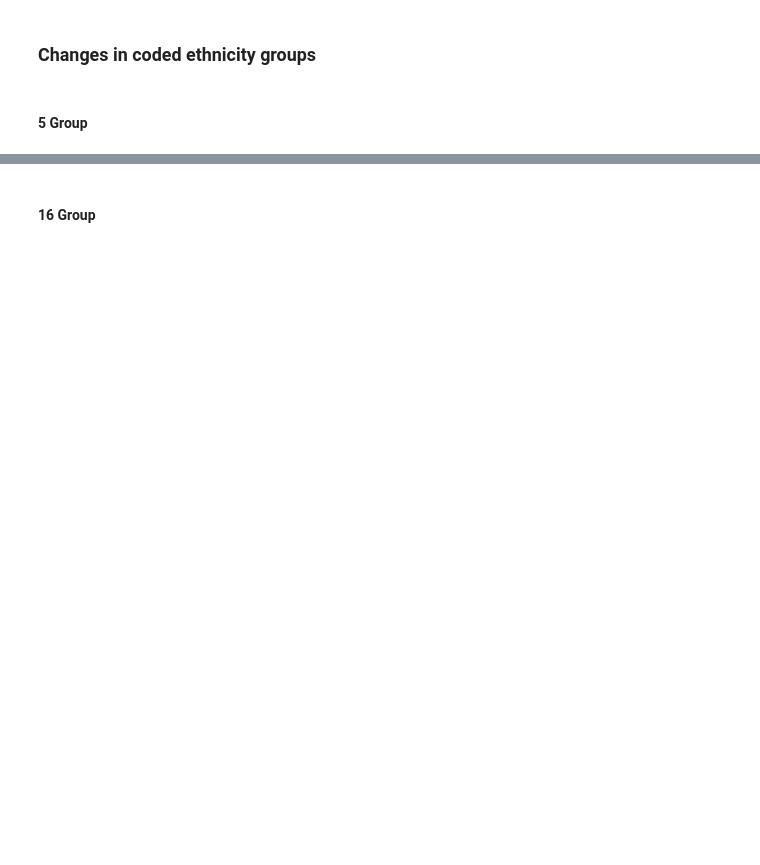
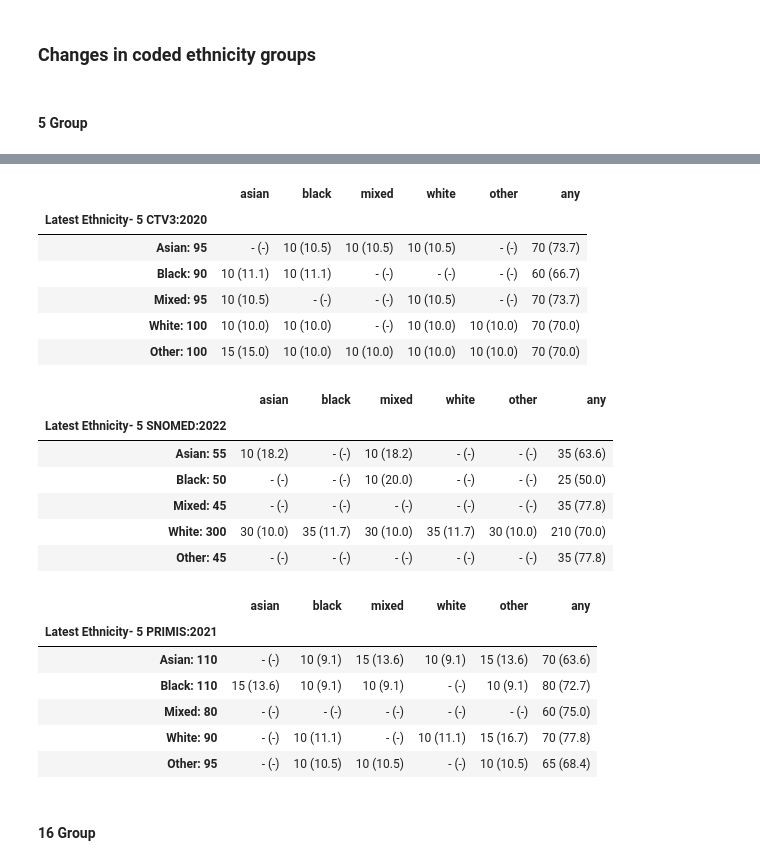
Before and after one commit to opensafely/ethnicity-short-data-report, a Jupyter notebook: notebooks_jupyter/local_report_ethnicity.ipynb, the cells around one changed output, grey strips where cells are left out. Saved outputs shown, nothing was run; the diff lists cells and outputs as text; code cells hidden in the pictures; blank space fills up the shorter version.

```diff
--- a/notebooks_jupyter/local_report_ethnicity.ipynb
+++ b/notebooks_jupyter/local_report_ethnicity.ipynb
@@ -431,5 +454,6 @@ for definition in definitions_5:
         df_state_change = df_state_change.replace("nan (nan)", "- (-)")
         df_state_change = df_state_change.reset_index()
         df_state_change = df_state_change.rename(definition_dict, axis='columns')
-        df_state_change = df_state_change.set_index(definition_dict[definition])
-        display(df_state_change)
+        df_state_change.rename(columns={f'{definition_dict[definition]}':f'Latest Ethnicity-\n{definition_dict[definition]}'}, inplace=True)
+        df_state_change = df_state_change.set_index(f'Latest Ethnicity-\n{definition_dict[definition]}')
+        # display(df_state_change)
@@ -465,3 +467,55 @@ Patients whose latest recorded ethnicity were grouped as `Mixed` were most likel
+# %%
+for definition in definitions_5:
+        lowerlist_5 = [x.lower() for x in (list(code_dict_5[definition].values()))]
+        df_state_change = pd.read_csv(f'../output/{output_path_5}/simple_state_change_{definition}{suffix}_registered.csv').set_index(definition)
+        df_state_change.columns = df_state_change.columns.str.replace(definition + "_", "")
+        #resort rows
+        df_state_change = df_state_change.reindex(list(code_dict_5[definition].values()))
+        df_state_change = df_state_change.reset_index()
+
+        df_state_change[definition]=df_state_change[definition]+": " +df_state_change["n"].apply(lambda x: "{:,.0f}".format(x))
+        df_state_change = df_state_change.set_index(definition)
+        # globals()[f'df_sc_pct_{definition}'] = df_state_change
+        for item in lowerlist_5 + list(["any"]):
+            df_state_change[item + "_pct"]= round(
+                    (df_state_change[item].div(df_state_change["n"])) * 100, 1
+                )
+
+            df_state_change[item] = (
+                    df_state_change[item].apply(lambda x: "{:,.0f}".format(x))
+                    + " ("
+                    + df_state_change[item + "_pct"].astype(str)
+                    + ")"
+                )
+        df_state_change=df_state_change[lowerlist_5 + list(["any"])]
+        df_state_change = df_state_change.replace("nan (nan)", "- (-)")
+        df_state_change = df_state_change.reset_index()
+        df_state_change = df_state_change.rename(definition_dict, axis='columns')
+        df_state_change.rename(columns={f'{definition_dict[definition]}':f'Latest Ethnicity-\n{definition_dict[definition]}'}, inplace=True)
+        df_state_change = df_state_change.set_index(f'Latest Ethnicity-\n{definition_dict[definition]}')
+        display(df_state_change)
+# %% [output]
+|  | asian | black | mixed | white | other | any |
+| Latest Ethnicity- 5 CTV3:2020 |  |  |  |  |  |  |
+| Asian: 95 | - (-) | 10 (10.5) | 10 (10.5) | 10 (10.5) | - (-) | 70 (73.7) |
+| Black: 90 | 10 (11.1) | 10 (11.1) | - (-) | - (-) | - (-) | 60 (66.7) |
+| Mixed: 95 | 10 (10.5) | - (-) | - (-) | 10 (10.5) | - (-) | 70 (73.7) |
+| White: 100 | 10 (10.0) | 10 (10.0) | - (-) | 10 (10.0) | 10 (10.0) | 70 (70.0) |
+| Other: 100 | 15 (15.0) | 10 (10.0) | 10 (10.0) | 10 (10.0) | 10 (10.0) | 70 (70.0) |
+|  | asian | black | mixed | white | other | any |
+| Latest Ethnicity- 5 SNOMED:2022 |  |  |  |  |  |  |
+| Asian: 55 | 10 (18.2) | - (-) | 10 (18.2) | - (-) | - (-) | 35 (63.6) |
+| Black: 50 | - (-) | - (-) | 10 (20.0) | - (-) | - (-) | 25 (50.0) |
+| Mixed: 45 | - (-) | - (-) | - (-) | - (-) | - (-) | 35 (77.8) |
+| White: 300 | 30 (10.0) | 35 (11.7) | 30 (10.0) | 35 (11.7) | 30 (10.0) | 210 (70.0) |
+| Other: 45 | - (-) | - (-) | - (-) | - (-) | - (-) | 35 (77.8) |
+|  | asian | black | mixed | white | other | any |
+| Latest Ethnicity- 5 PRIMIS:2021 |  |  |  |  |  |  |
+| Asian: 110 | - (-) | 10 (9.1) | 15 (13.6) | 10 (9.1) | 15 (13.6) | 70 (63.6) |
+| Black: 110 | 15 (13.6) | 10 (9.1) | 10 (9.1) | - (-) | 10 (9.1) | 80 (72.7) |
+| Mixed: 80 | - (-) | - (-) | - (-) | - (-) | - (-) | 60 (75.0) |
+| White: 90 | - (-) | 10 (11.1) | - (-) | 10 (11.1) | 15 (16.7) | 70 (77.8) |
+| Other: 95 | - (-) | 10 (10.5) | 10 (10.5) | - (-) | 10 (10.5) | 65 (68.4) |
 # %% [markdown]
 #### 16 Group
 # %%
```
Also changed, not shown: parts of 30 cells of this notebook.
